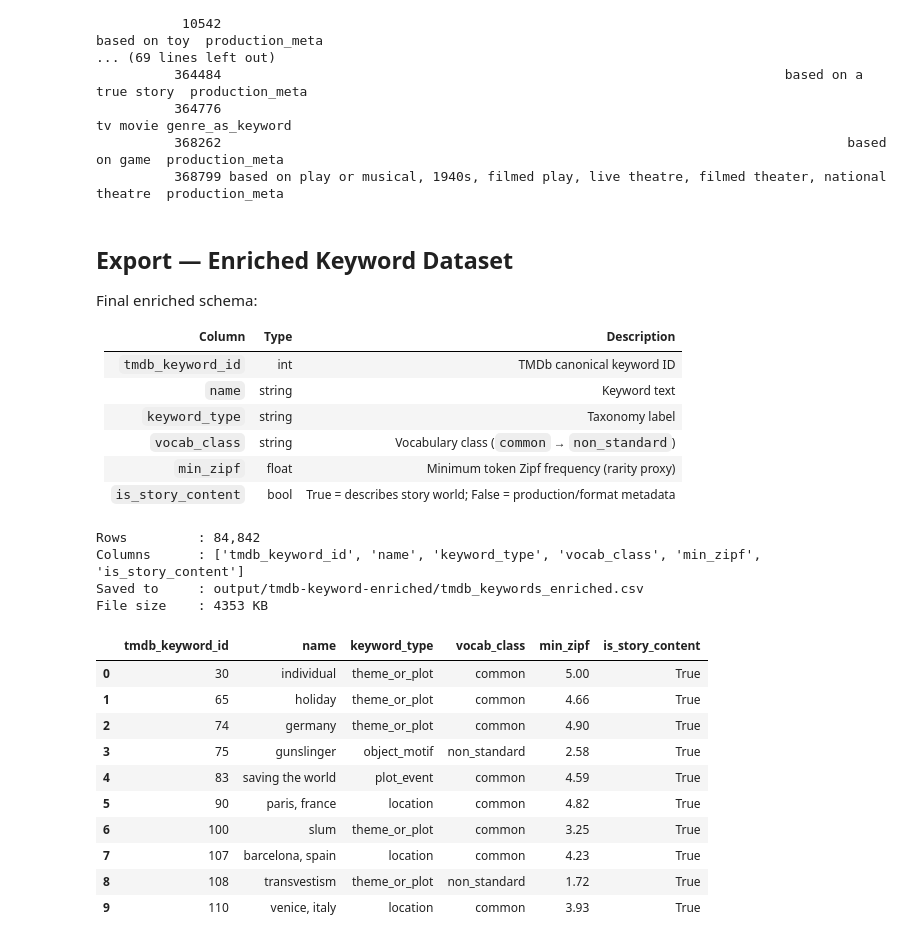
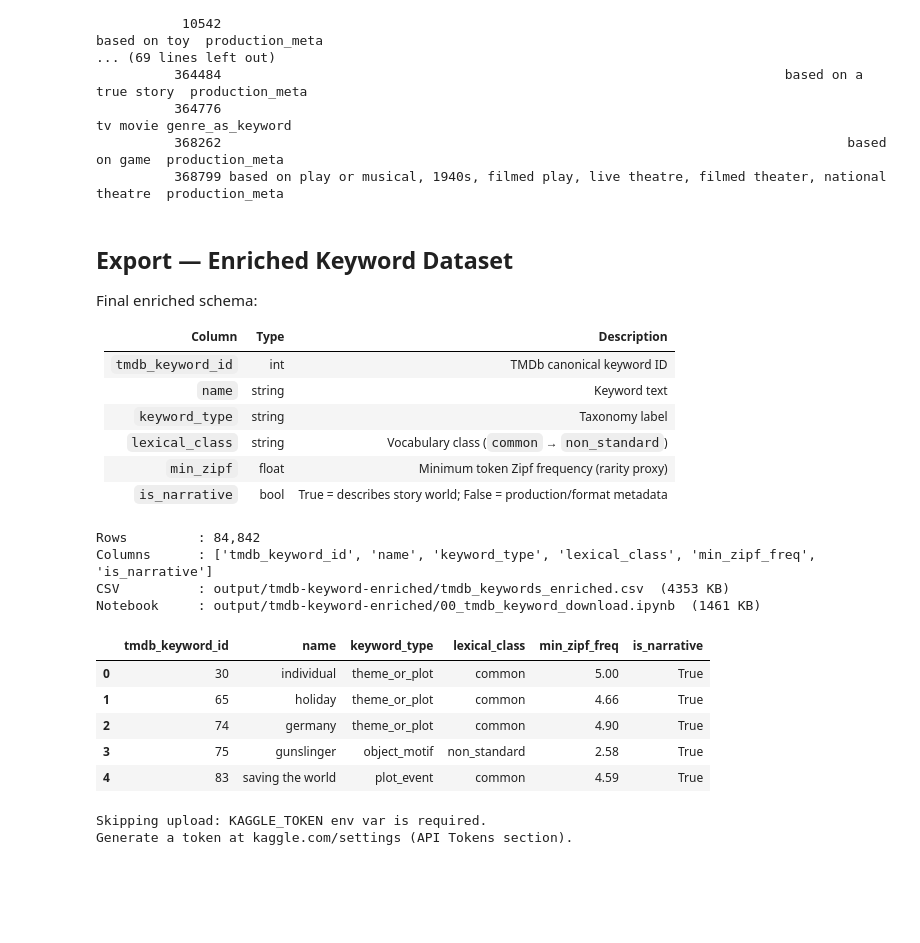
Before and after one commit to bdelanghe/imdb-kaggle, a Jupyter notebook: 00_tmdb_keyword_download.ipynb, the cells around one changed output. Cells and saved outputs as stored; diff of their text form; code cells hidden in the pictures; blank space fills up the shorter version.

```diff
--- a/00_tmdb_keyword_download.ipynb
+++ b/00_tmdb_keyword_download.ipynb
@@ -576,7 +576,7 @@ def token_scores(name: str) -> list[float]:
     return [zipf_frequency(t, "en") for t in tokenize(name)]
 
 
-def vocab_class(name: str) -> str:
+def lexical_class(name: str) -> str:
     scores = token_scores(name)
     if not scores:
         return "empty"
@@ -596,9 +596,9 @@ def min_zipf(name: str) -> float:
     return min(scores) if scores else 0.0
 
 
-df["vocab_class"] = df["name"].apply(vocab_class)
-df["min_zipf"] = df["name"].apply(min_zipf)
+df["lexical_class"] = df["name"].apply(lexical_class)
+df["min_zipf_freq"] = df["name"].apply(min_zipf)
 
-print(df["vocab_class"].value_counts().to_string())
-print(f"\nCoverage: {(df['vocab_class'] != 'non_standard').mean()*100:.1f}% of keywords have at least one common token")
+print(df["lexical_class"].value_counts().to_string())
+print(f"\nCoverage: {(df['lexical_class'] != 'non_standard').mean()*100:.1f}% of keywords have at least one common token")
 # %% [output]
@@ -719,17 +719,17 @@ Filters on whether a keyword **describes the story world** of the film (plot, ch
 # %%
 NON_NARRATIVE_CATEGORIES = {"production_meta", "genre_as_keyword"}
 
-df["is_story_content"] = ~df["keyword_type"].isin(NON_NARRATIVE_CATEGORIES)
+df["is_narrative"] = ~df["keyword_type"].isin(NON_NARRATIVE_CATEGORIES)
 
 total = len(df)
-narrative = df["is_story_content"].sum()
+narrative = df["is_narrative"].sum()
 non_narrative = total - narrative
 
 print(f"Narrative keywords     : {narrative:,} ({narrative/total*100:.1f}%)")
 print(f"Non-narrative keywords : {non_narrative:,} ({non_narrative/total*100:.1f}%)")
 print()
 print("Non-narrative examples:")
-print(df[~df["is_story_content"]][["tmdb_keyword_id", "name", "keyword_type"]].to_string(index=False))
+print(df[~df["is_narrative"]][["tmdb_keyword_id", "name", "keyword_type"]].to_string(index=False))
 # %% [output]
 Narrative keywords     : 84,762 (99.9%)
 Non-narrative keywords : 80 (0.1%)
@@ -779,48 +779,44 @@ Final enriched schema:
 | `tmdb_keyword_id` | int | TMDb canonical keyword ID |
 | `name` | string | Keyword text |
 | `keyword_type` | string | Taxonomy label |
-| `vocab_class` | string | Vocabulary class (`common` → `non_standard`) |
+| `lexical_class` | string | Vocabulary class (`common` → `non_standard`) |
 | `min_zipf` | float | Minimum token Zipf frequency (rarity proxy) |
-| `is_story_content` | bool | True = describes story world; False = production/format metadata |
+| `is_narrative` | bool | True = describes story world; False = production/format metadata |
 # %%
 import os
+import shutil
 
 EXPORT_DIR = Path("output/tmdb-keyword-enriched")
 EXPORT_DIR.mkdir(parents=True, exist_ok=True)
 
 enriched = df[[
     "tmdb_keyword_id", "name",
-    "keyword_type", "vocab_class", "min_zipf", "is_story_content",
+    "keyword_type", "lexical_class", "min_zipf_freq", "is_narrative",
 ]].copy()
-
-# Clean up helper columns that were only for analysis
-enriched = enriched.drop(columns=[c for c in enriched.columns if c in ("name_len", "word_count", "id_bucket")], errors="ignore")
 
 out_path = EXPORT_DIR / "tmdb_keywords_enriched.csv"
 enriched.to_csv(out_path, index=False)
 
+# Include the notebook so consumers can see exactly how the data was produced
+nb_src = Path("00_tmdb_keyword_download.ipynb")
+shutil.copy(nb_src, EXPORT_DIR / nb_src.name)
+
 print(f"Rows         : {len(enriched):,}")
 print(f"Columns      : {list(enriched.columns)}")
-print(f"Saved to     : {out_path}")
-print(f"File size    : {out_path.stat().st_size / 1024:.0f} KB")
-print()
-enriched.head(10)
+print(f"CSV          : {out_path}  ({out_path.stat().st_size / 1024:.0f} KB)")
+print(f"Notebook     : {EXPORT_DIR / nb_src.name}  ({(EXPORT_DIR / nb_src.name).stat().st_size / 1024:.0f} KB)")
+enriched.head(5)
 # %% [output]
 Rows         : 84,842
-Columns      : ['tmdb_keyword_id', 'name', 'keyword_type', 'vocab_class', 'min_zipf', 'is_story_content']
-Saved to     : output/tmdb-keyword-enriched/tmdb_keywords_enriched.csv
-File size    : 4353 KB
+Columns      : ['tmdb_keyword_id', 'name', 'keyword_type', 'lexical_class', 'min_zipf_freq', 'is_narrative']
+CSV          : output/tmdb-keyword-enriched/tmdb_keywords_enriched.csv  (4353 KB)
+Notebook     : output/tmdb-keyword-enriched/00_tmdb_keyword_download.ipynb  (1461 KB)
-|  | tmdb_keyword_id | name | keyword_type | vocab_class | min_zipf | is_story_content |
+|  | tmdb_keyword_id | name | keyword_type | lexical_class | min_zipf_freq | is_narrative |
 | 0 | 30 | individual | theme_or_plot | common | 5.00 | True |
 | 1 | 65 | holiday | theme_or_plot | common | 4.66 | True |
 | 2 | 74 | germany | theme_or_plot | common | 4.90 | True |
 | 3 | 75 | gunslinger | object_motif | non_standard | 2.58 | True |
 | 4 | 83 | saving the world | plot_event | common | 4.59 | True |
-| 5 | 90 | paris, france | location | common | 4.82 | True |
-| 6 | 100 | slum | theme_or_plot | common | 3.25 | True |
-| 7 | 107 | barcelona, spain | location | common | 4.23 | True |
-| 8 | 108 | transvestism | theme_or_plot | non_standard | 1.72 | True |
-| 9 | 110 | venice, italy | location | common | 3.93 | True |
 # %%
 # Upload to Kaggle
 # Requires KAGGLE_TOKEN env var (API token from kaggle.com/settings).
@@ -865,6 +861,9 @@ else:
         path = kagglehub.dataset_upload(
             handle=f"{kaggle_user}/{KAGGLE_DATASET_SLUG}",
             local_dataset_dir=str(EXPORT_DIR),
-            version_notes=f"Daily export {run_date} — keyword_type, vocab_class, is_story_content",
+            version_notes=f"Daily export {run_date} — keyword_type, lexical_class, is_narrative",
         )
         print(f"Uploaded to: {path}")
+# %% [output]
+Skipping upload: KAGGLE_TOKEN env var is required.
+Generate a token at kaggle.com/settings (API Tokens section).
```
Also changed, not shown: parts of 8 cells of this notebook.
